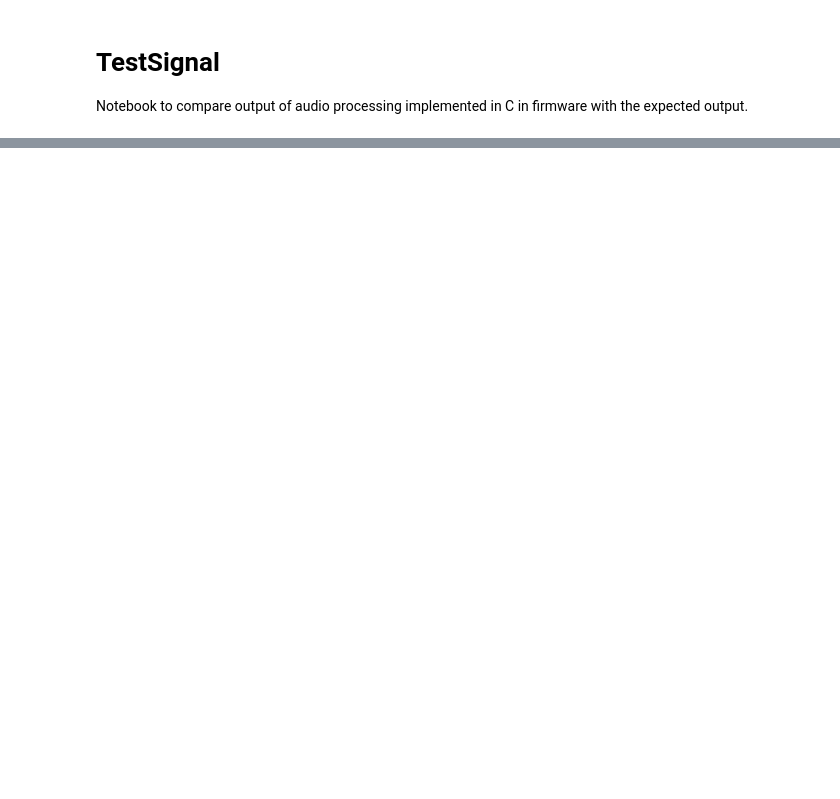
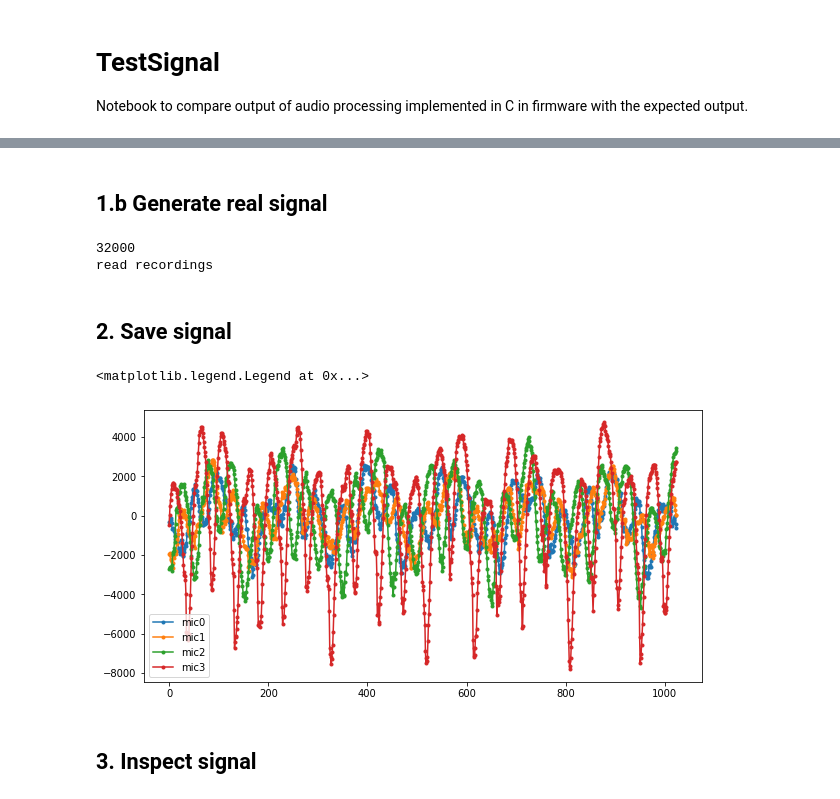
Before and after one commit to LCAV/crazyflie-audio, a Jupyter notebook: python/TestSignal.ipynb, the cells around one changed output, grey strips where cells are left out. Saved outputs shown, nothing was run; the diff lists cells and outputs as text; code cells hidden in the pictures; blank space fills up the shorter version.

Commit message:
Verify bin selection with 1024 buffer

```diff
--- a/python/TestSignal.ipynb
+++ b/python/TestSignal.ipynb
@@ -71,24 +67,53 @@ buffer = signals[:, start_idx : start_idx + buffer_length]
+# %% [markdown]
+## 1.b Generate real signal
+# %%
+if not simulated:
+    from file_parser import read_recordings, parameters
+
+    dir_name = "recordings_14_7_20"
+    source = "200Hz"
+    loudness = "high"
+    gt_degrees = 0
+    signals_props, signals_source, signals_all = read_recordings(dir_name, loudness, gt_degrees, source)
+
+    Fs = parameters[dir_name]["Fs"]
+    start_idx = parameters[dir_name]["time_index"]
+    print(Fs)
+
+    signals = signals_all
+    print("read recordings")
+# %% [output]
+32000
+read recordings
+# %% [markdown]
+## 2. Save signal
 # %%
-name = "fft_bin_data"
+buffer = signals[:, start_idx : start_idx + buffer_length]
+if simulated:
+    name = f"simulated_data_{buffer_length}"
+else:
+    name = f"real_data_{buffer_length}"
+
+if out_dir != "":
+    fname = f"{out_dir}/{name}.h"
+    with open(fname, "w") as f:
+        for i, signal in enumerate(buffer):
+            f.write(f"float32_t mic{i}[{buffer_length}] = " + r"{")
+            [f.write(f"{s:.15f}, ",) for s in signal[:-1]]
+            [f.write(f"{s:.15f}",) for s in signal[-1:]]
+            # np.array_str(signal, precision=15, max_line_width=80))
+            f.write(r"};" + " \n\n")
+    print("saved data as", fname)
 
 fig, ax = plt.subplots()
 fig.set_size_inches(10, 5)
-
-fname = f"{out_dir}/{name}.c"
-with open(fname, "w") as f:
-    for i, signal in enumerate(buffer):
-        f.write(f"float32_t mic{i}[{buffer_length}] = " + r"{")
-        [f.write(f"{s:.15f}, ",) for s in signal[:-1]]
-        [f.write(f"{s:.15f}",) for s in signal[-1:]]
-        # np.array_str(signal, precision=15, max_line_width=80))
-        f.write(r"};" + " \n\n")
-
-        ax.plot(signal, ".-", label=f"mic{i}", color=f"C{i}")
-print("saved data as", fname)
+for i, signal in enumerate(buffer):
+    ax.plot(signal, ".-", label=f"mic{i}", color=f"C{i}")
 ax.legend()
-
-fname = f"{out_dir}/{name}.png"
-fig.savefig(fname)
-print("saved image as", fname)
+# %% [output]
+<matplotlib.legend.Legend at 0x...>
+[figure, added]
+# %% [markdown]
+## 3. Inspect signal
 # %%
 print(buffer[1])
```
Also changed, not shown: parts of 14 cells of this notebook, 7 other files.
